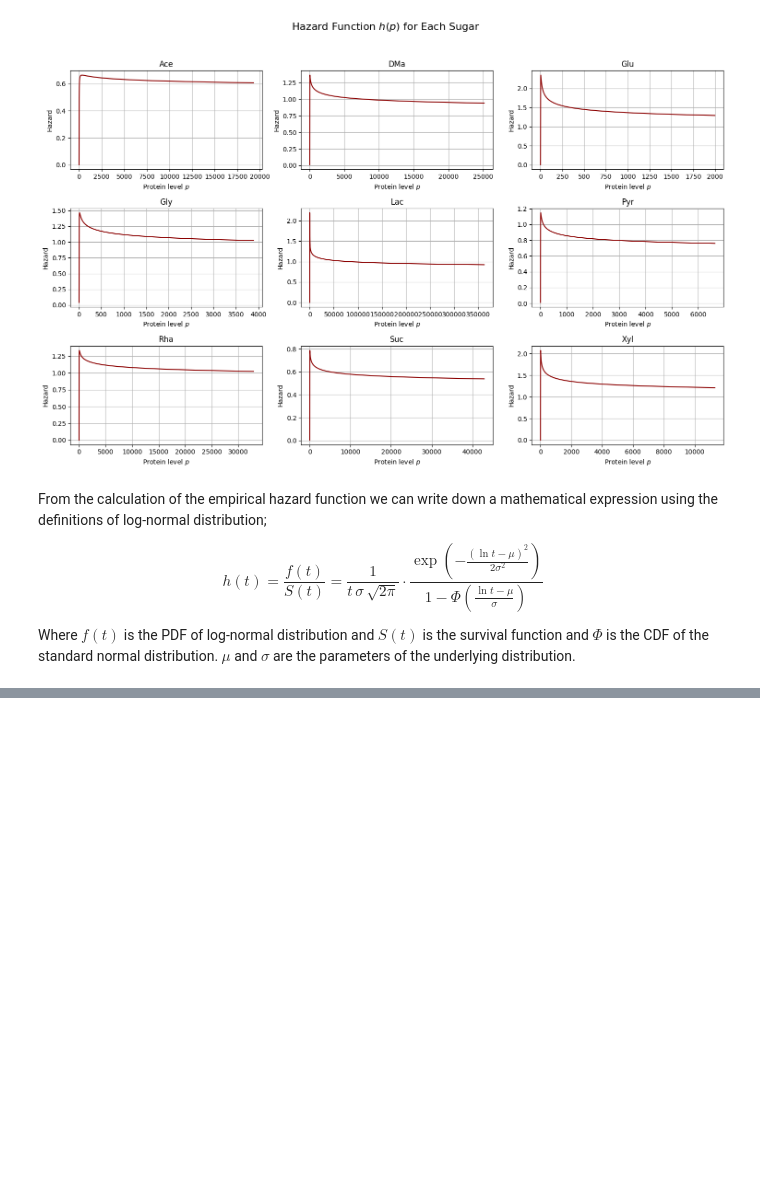
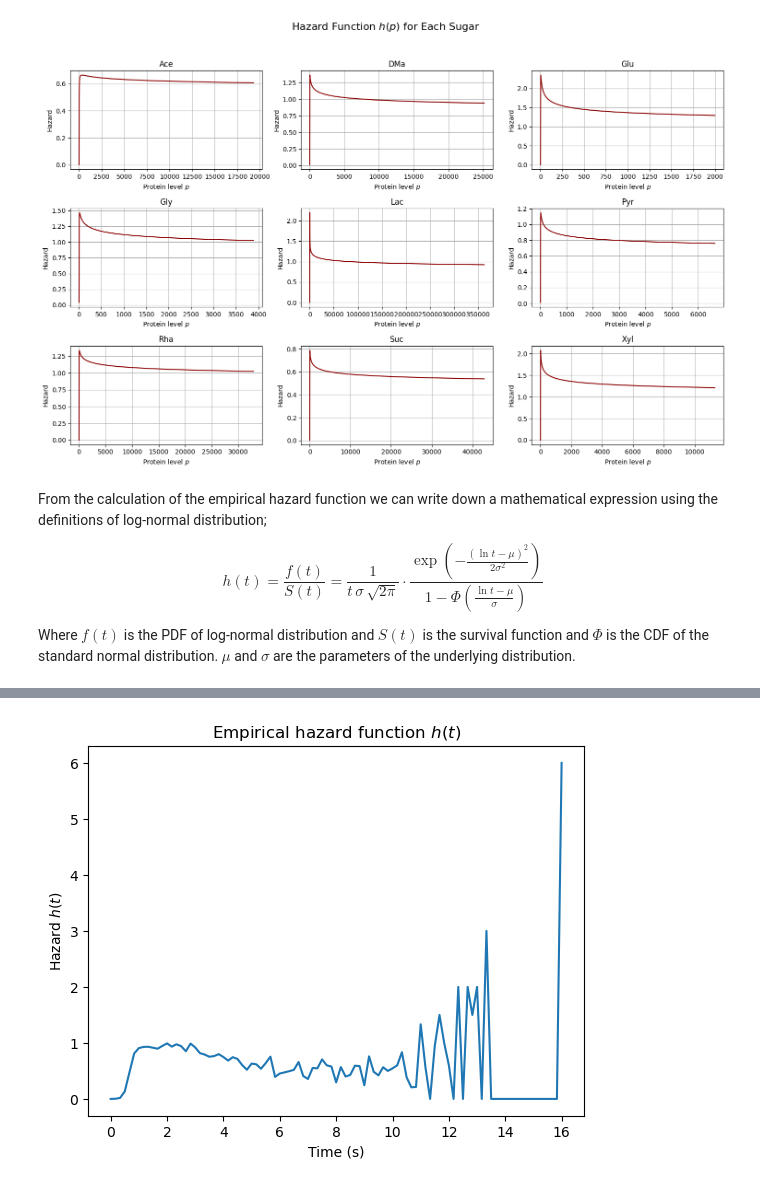
Before and after one commit to Vladi700/PoD_microbial_growth, a Jupyter notebook: Microbial_Growth-main.ipynb, the cells around one changed output, grey strips where cells are left out. Drawn from its saved outputs; the diff is of its cells as text; code cells hidden in the pictures; blank space fills up the shorter version.

```diff
--- a/Microbial_Growth-main.ipynb
+++ b/Microbial_Growth-main.ipynb
@@ -186,0 +241,13 @@ Where $f(t)$ is the PDF of log-normal distribution and $S(t)$ is the survival fu
+# %%
+# hazard function
+hazard = np.empty(len(grid)-1, dtype=float)
+for t in range(len(grid) - 1):
+    hazard[t] = (-1/survival[t]) * (survival[t+1] - survival[t])/(grid[t+1] - grid[t])
+plt.figure()
+plt.plot(grid[:-1], hazard)
+plt.title('Empirical hazard function $h(t)$')
+plt.xlabel('Time (s)')
+plt.ylabel('Hazard $h(t)$')
+plt.show()
+# %% [output]
+[figure, added]
```
Also changed, not shown: parts of 4 cells of this notebook, 1 other file.
